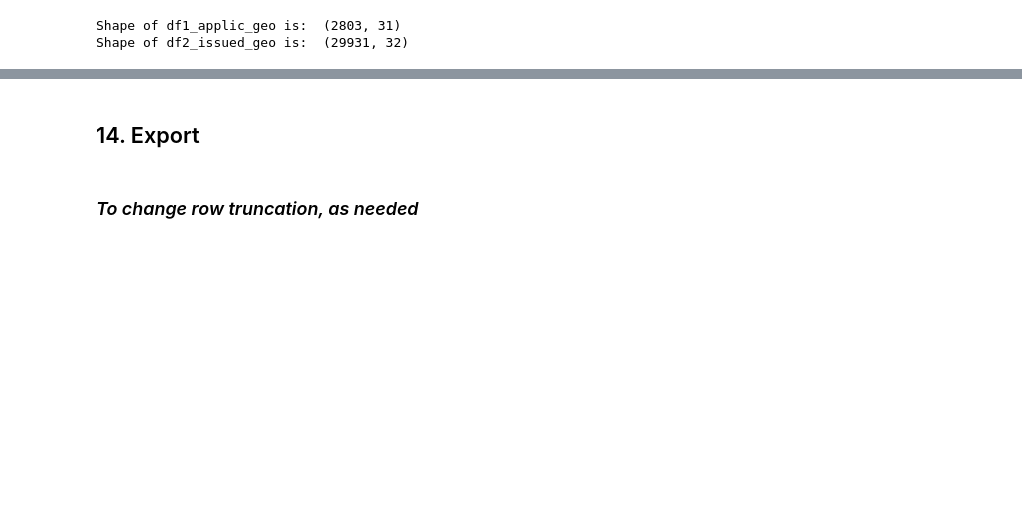
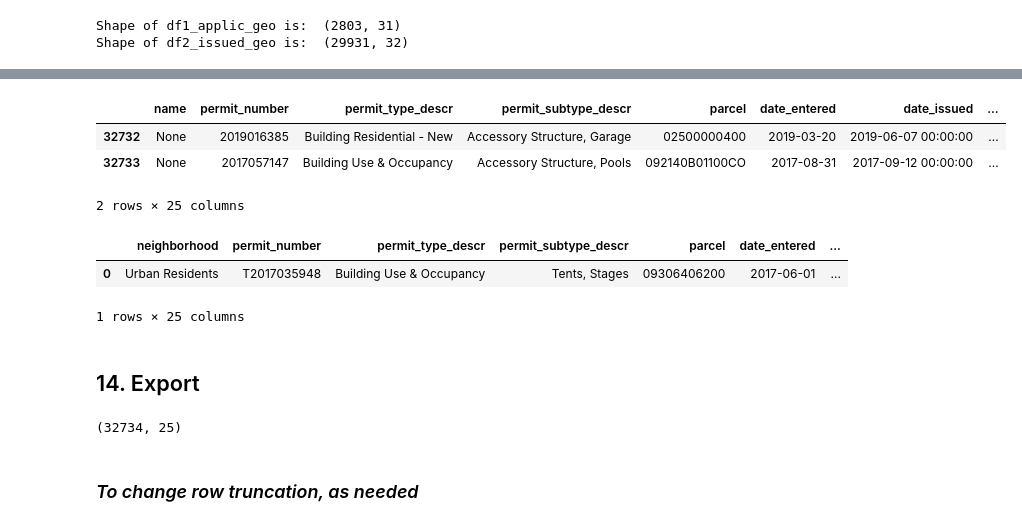
Before and after one commit to lorirocks/nashville-neighborhoods-capstone, a Jupyter notebook: notebooks/3_finalize_data.ipynb, the cells around one changed output, grey strips where cells are left out. Saved outputs shown, nothing was run; the diff lists cells and outputs as text; code cells hidden in the pictures; blank space fills up the shorter version.

```diff
--- a/notebooks/3_finalize_data.ipynb
+++ b/notebooks/3_finalize_data.ipynb
@@ -870,5 +873,29 @@ EPSG:4326
+# %%
+# To change 'name' to 'neighborhood', and fill fill NaN's in this column with 'None'df
+
+df3_applic_and_issued.name = df3_applic_and_issued.name.fillna('None')
+# %%
+df3_applic_and_issued.tail(2)
+# %% [output]
+|  | name | permit_number | permit_type_descr | permit_subtype_descr | parcel | date_entered | date_issued | ... |
+| 32732 | None | 2019016385 | Building Residential - New | Accessory Structure, Garage | 02500000400 | 2019-03-20 | 2019-06-07 00:00:00 | ... |
+| 32733 | None | 2017057147 | Building Use & Occupancy | Accessory Structure, Pools | 092140B01100CO | 2017-08-31 | 2017-09-12 00:00:00 | ... |
+2 rows × 25 columns
+# %%
+df3_applic_and_issued = df3_applic_and_issued.rename(columns = {'name': 'neighborhood'
+                                                                , 'category': 'residential_commercial'})
+df3_applic_and_issued.head(1)
+# %% [output]
+|  | neighborhood | permit_number | permit_type_descr | permit_subtype_descr | parcel | date_entered | ... |
+| 0 | Urban Residents | T2017035948 | Building Use & Occupancy | Tents, Stages | 09306406200 | 2017-06-01 | ... |
+1 rows × 25 columns
 # %% [markdown]
 ## 14. Export
+# %%
+df3_applic_and_issued.to_csv('../data/cleaned_2/all_apps_and_issued.csv', index = False)
+df3_applic_and_issued.shape
+# %% [output]
+(32734, 25)
 # %% [markdown]
 ### *To change row truncation, as needed*
 # %%
```
Also changed, not shown: parts of 8 cells of this notebook.
